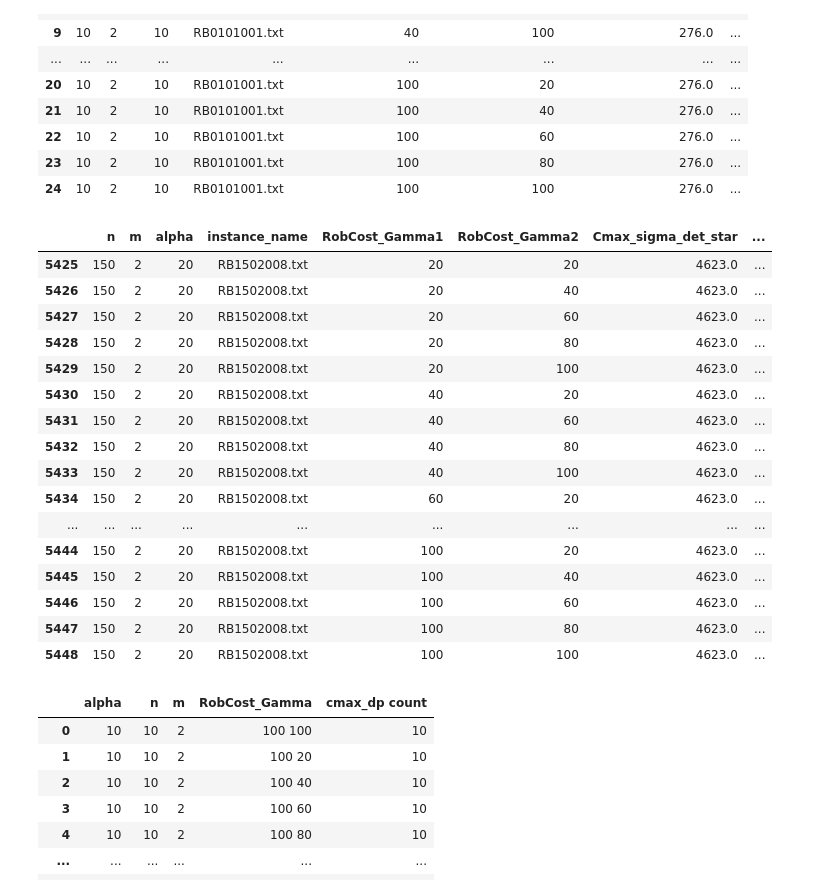
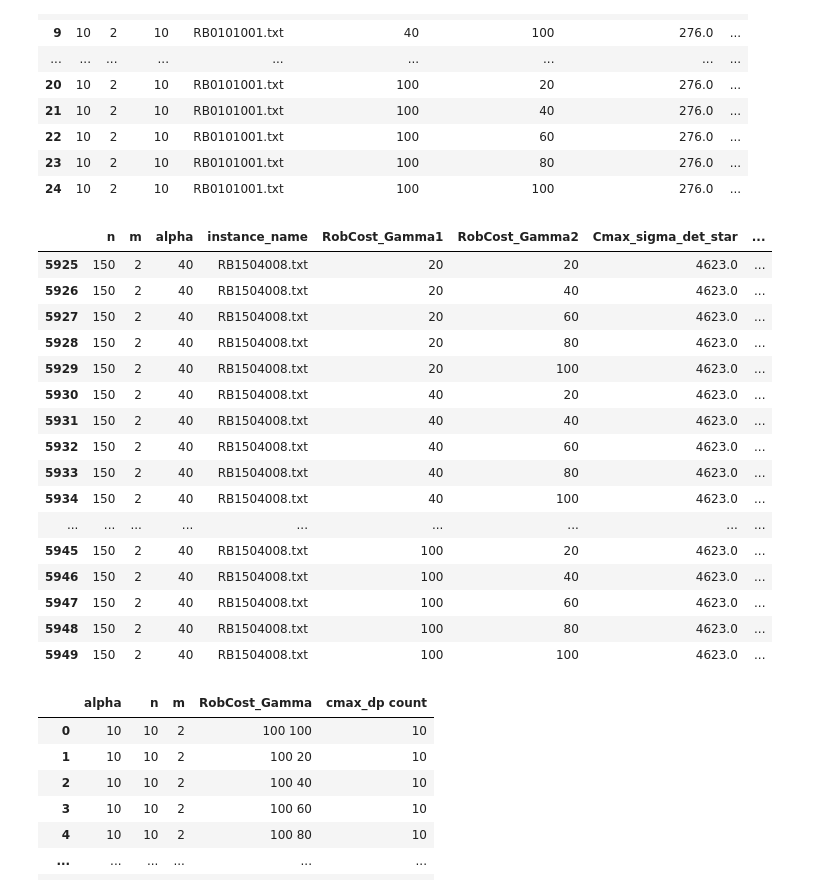
Before and after one commit to levorato/2RPFS_Cmax_Budget, a Jupyter notebook: 0.3_2RPFS_Cmax_CCG_Result_Tables_Graphs-Rev1.ipynb, the cells around one changed output. Drawn from its saved outputs; the diff is of its cells as text; code cells hidden in the pictures.

```diff
--- a/0.3_2RPFS_Cmax_CCG_Result_Tables_Graphs-Rev1.ipynb
+++ b/0.3_2RPFS_Cmax_CCG_Result_Tables_Graphs-Rev1.ipynb
@@ -129,7 +129,7 @@ df_dpfs.drop(columns=['executionId'], inplace=True)
 # %% [markdown]
 **Robust dataframe: calculating new fields.**
 # %%
-df_rpfs['optimal'] = df_rpfs['is_optimal'] & df_rpfs['validated'] & (df_rpfs['gap'] <= 1e-5)
+df_rpfs['optimal'] = df_rpfs['is_optimal'] & df_rpfs['validated'] & (df_rpfs['gap'] <= 1e-8)
 df_rpfs['time_limit'] = 7200.0
 df_rpfs['time'] = np.minimum(df_rpfs['time_spent'], df_rpfs['time_limit'])
 df_rpfs['gap'] = df_rpfs['gap'] * 100
@@ -473,6 +497,9 @@ df_det_rob.head()
 df_det_rob['eta'] = df_det_rob['Cmax_nominal_sigma_rob'] - df_det_rob['Cmax_sigma_det_star']
 # %%
 df_det_rob['H'] = df_det_rob['RobCost_sigma_det_star'] - df_det_rob['RobCost_sigma_rob_star']
+# %%
+df_det_rob['H'] = np.round(np.abs(df_det_rob['H']), 1)
+df_det_rob['eta'] = np.round(np.abs(df_det_rob['eta']), 1)
 # %%
 df_det_rob.head(25)
 # %% [output]
@@ -504,23 +531,23 @@ piv.to_csv(os.path.join(outputfolder_table, '2rpfs_robustprice_hedge_test.csv'),
 # %%
-df_det_rob[(df_det_rob['instance_name'] == 'RB1502008.txt')]
+df_det_rob[(df_det_rob['instance_name'] == 'RB1504008.txt')]
 # %% [output]
 |  | n | m | alpha | instance_name | RobCost_Gamma1 | RobCost_Gamma2 | Cmax_sigma_det_star | ... |
-| 5425 | 150 | 2 | 20 | RB1502008.txt | 20 | 20 | 4623.0 | ... |
-| 5426 | 150 | 2 | 20 | RB1502008.txt | 20 | 40 | 4623.0 | ... |
-| 5427 | 150 | 2 | 20 | RB1502008.txt | 20 | 60 | 4623.0 | ... |
-| 5428 | 150 | 2 | 20 | RB1502008.txt | 20 | 80 | 4623.0 | ... |
-| 5429 | 150 | 2 | 20 | RB1502008.txt | 20 | 100 | 4623.0 | ... |
-| 5430 | 150 | 2 | 20 | RB1502008.txt | 40 | 20 | 4623.0 | ... |
-| 5431 | 150 | 2 | 20 | RB1502008.txt | 40 | 60 | 4623.0 | ... |
-| 5432 | 150 | 2 | 20 | RB1502008.txt | 40 | 80 | 4623.0 | ... |
-| 5433 | 150 | 2 | 20 | RB1502008.txt | 40 | 100 | 4623.0 | ... |
-| 5434 | 150 | 2 | 20 | RB1502008.txt | 60 | 20 | 4623.0 | ... |
+| 5925 | 150 | 2 | 40 | RB1504008.txt | 20 | 20 | 4623.0 | ... |
+| 5926 | 150 | 2 | 40 | RB1504008.txt | 20 | 40 | 4623.0 | ... |
+| 5927 | 150 | 2 | 40 | RB1504008.txt | 20 | 60 | 4623.0 | ... |
+| 5928 | 150 | 2 | 40 | RB1504008.txt | 20 | 80 | 4623.0 | ... |
+| 5929 | 150 | 2 | 40 | RB1504008.txt | 20 | 100 | 4623.0 | ... |
+| 5930 | 150 | 2 | 40 | RB1504008.txt | 40 | 20 | 4623.0 | ... |
+| 5931 | 150 | 2 | 40 | RB1504008.txt | 40 | 40 | 4623.0 | ... |
+| 5932 | 150 | 2 | 40 | RB1504008.txt | 40 | 60 | 4623.0 | ... |
+| 5933 | 150 | 2 | 40 | RB1504008.txt | 40 | 80 | 4623.0 | ... |
+| 5934 | 150 | 2 | 40 | RB1504008.txt | 40 | 100 | 4623.0 | ... |
 | ... | ... | ... | ... | ... | ... | ... | ... | ... |
-| 5444 | 150 | 2 | 20 | RB1502008.txt | 100 | 20 | 4623.0 | ... |
-| 5445 | 150 | 2 | 20 | RB1502008.txt | 100 | 40 | 4623.0 | ... |
-| 5446 | 150 | 2 | 20 | RB1502008.txt | 100 | 60 | 4623.0 | ... |
-| 5447 | 150 | 2 | 20 | RB1502008.txt | 100 | 80 | 4623.0 | ... |
-| 5448 | 150 | 2 | 20 | RB1502008.txt | 100 | 100 | 4623.0 | ... |
+| 5945 | 150 | 2 | 40 | RB1504008.txt | 100 | 20 | 4623.0 | ... |
+| 5946 | 150 | 2 | 40 | RB1504008.txt | 100 | 40 | 4623.0 | ... |
+| 5947 | 150 | 2 | 40 | RB1504008.txt | 100 | 60 | 4623.0 | ... |
+| 5948 | 150 | 2 | 40 | RB1504008.txt | 100 | 80 | 4623.0 | ... |
+| 5949 | 150 | 2 | 40 | RB1504008.txt | 100 | 100 | 4623.0 | ... |
 # %%
 df_grouped = df_rpfs_wagner.groupby(['alpha', 'n', 'm', 'RobCost_Gamma']).agg({'cmax_dp' : ['count']}).reset_index()
 df_grouped.columns = [ ' '.join(str(i) for i in col) for col in df_grouped.columns]
```
Also changed, not shown: parts of 11 cells of this notebook, 6 other files.
